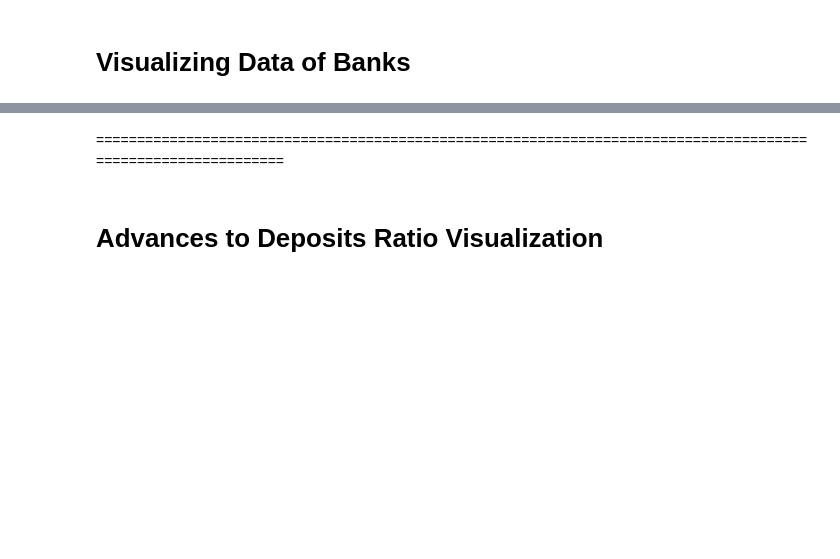
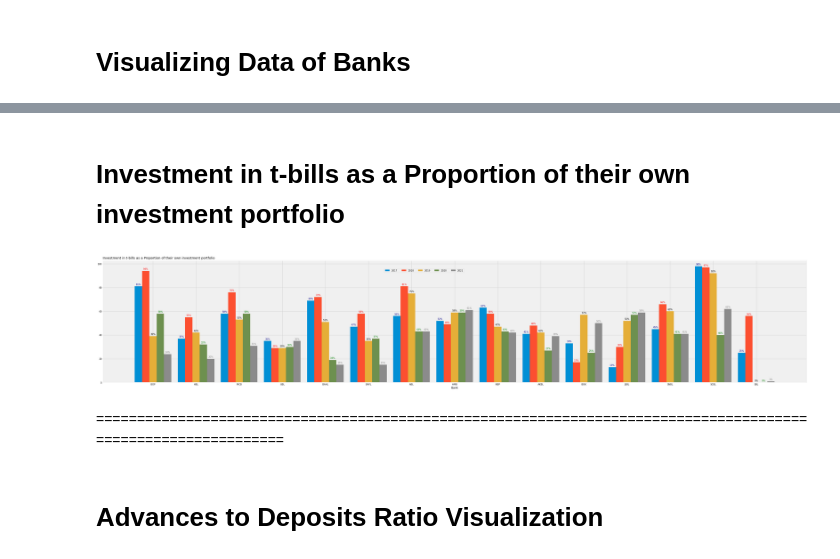
Before and after one commit to Nomantariq12/banking_data_visualization, a Jupyter notebook: Banking Data Vizualization.ipynb, the cells around one changed output, grey strips where cells are left out. Cells and saved outputs as stored; diff of their text form; code cells hidden in the pictures; blank space fills up the shorter version.

```diff
--- a/Banking Data Vizualization.ipynb
+++ b/Banking Data Vizualization.ipynb
@@ -117,3 +90,82 @@ plt.show()
+# %% [markdown]
+# Investment in t-bills as a Proportion of their own investment portfolio
+# %%
+# Different Bank Data
+dic1 = {
+    "bop": [81, 94, 39, 58, 24],
+    "hbl": [37, 55, 42, 32, 20],
+    "mcb": [58, 76, 53, 58, 31],
+    "ubl": [35, 29, 29, 30, 35],
+    "bahl": [69, 72, 51, 19, 15],
+    "bafl": [47, 58, 35, 37, 15],
+    "abl": [56, 81, 75, 43, 43],
+    "hmb": [52, 49, 59, 59, 61],
+    "nbp": [63, 58, 47, 43, 42],
+    "akbl": [41, 48, 42, 27, 39],
+    "bok": [33, 17, 57, 25, 50],
+    "jsbl": [13, 30, 52, 57, 59],
+    "snbl": [45, 66, 60, 41, 41],
+    "scbl": [98, 97, 92, 40, 62],
+    "sbl": [25, 56, 0, 0, 1],
+}
+dic1
+
+# Converting Dictionary Data into Pandas DataFrame
+data1 = pd.DataFrame(dic1)
+
+# X-axis data for bar plot, which is just counting of total number of banks we have.
+x1 = np.arange(len(data1.columns))
+x1
+
+# setting the width of the bar plot
+width = 0.17
+
+# Defining Size of Diagrams
+plt.rcParams["figure.figsize"] = (50, 10)
+
+#Bar Plot for Year 2017
+plt.bar(x1 - (width * 2), data1.iloc[0,:], width=width, label="2017")
+#This is the representation of percetagne above each bar plot.
+for i in range(len(x)):
+    plt.text(i - (width * 2), data1.iloc[0,i]+1, str(data1.iloc[0, i]) + "%", ha="center", va="baseline",
+            color="darkblue")
+
+#Bar Plot for Year 2018
+plt.bar(x1 - width, data1.iloc[1,:], width=width, label="2018")
+#This is the representation of percetagne above each bar plot.
+for i in range(len(x)):
+    plt.text(i - width, data1.iloc[1,i]+1, str(data1.iloc[1, i]) + "%", ha="center", va="baseline",
+            color="red")
+
+#Bar Plot for Year 2019
+plt.bar(x1, data1.iloc[2, :], width=width, label="2019")
+#This is the representation of percetagne above each bar plot.
+for i in range(len(x)):
+    plt.text(i, data1.iloc[2,i]+1, str(data1.iloc[2, i]) + "%", ha="center", va="baseline")
+
+#Bar Plot for Year 2020
+plt.bar(x1 + width, data1.iloc[3, :], width=width, label="2020")
+#This is the representation of percetagne above each bar plot.
+for i in range(len(x)):
+    plt.text(i + width, data1.iloc[3, i]+1, str(data1.iloc[3,i]) + "%", ha="center", va="baseline",
+             color="green")
+
+#Bar Plot for Year 2021
+plt.bar(x1 + (width * 2), data1.iloc[4, :], width=width, label="2021")
+for i in range(len(x)):
+    plt.text(i + (width * 2), data1.iloc[4,i]+1, str(data1.iloc[4,i])+"%", ha="center", va="baseline",
+            color="grey")
+
+plt.legend(loc=(0.4, 0.9), ncol=5)
+# Title, and x-axis labels
+plt.title("Investment in t-bills as a Proportion of their own investment portfolio", loc="left")
+plt.xlabel("Bank")
+# Replacing x Values(that are just numbers) to Bank Names
+plt.xticks(x, data.columns.str.upper())
+plt.savefig("Investment_In_tbills.png")
+plt.show()
+# %% [output]
+[figure, added]
 # %% [markdown]
 ==============================================================================================================
 # %% [markdown]
```
Also changed, not shown: parts of 15 cells of this notebook.
